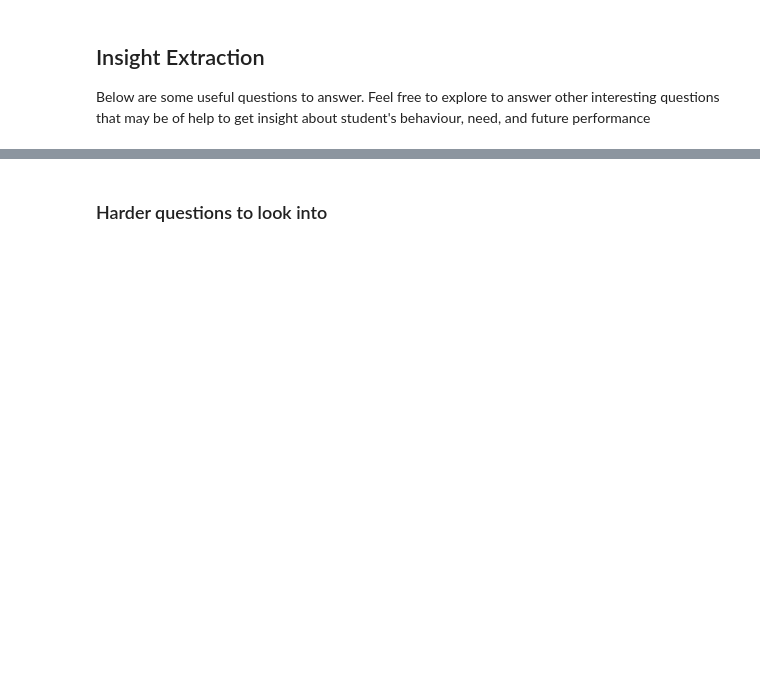
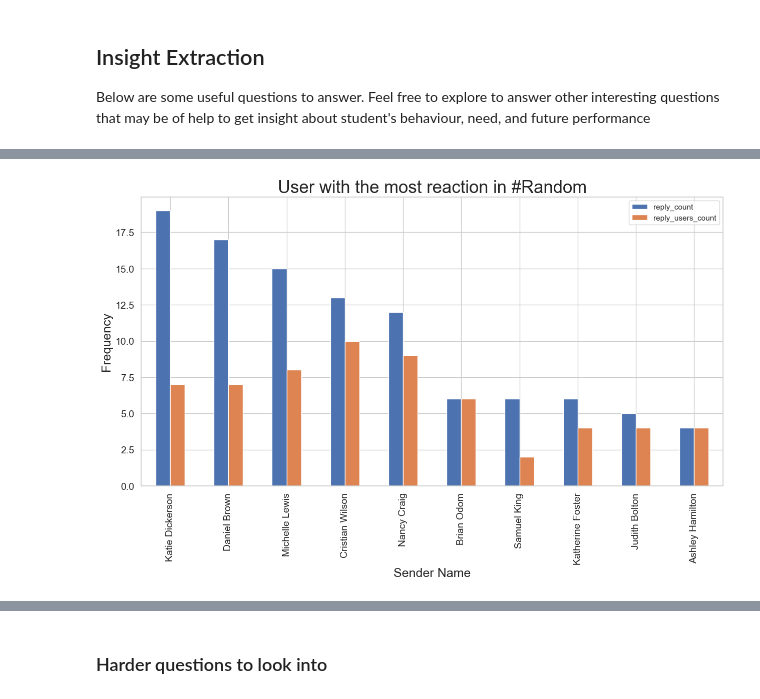
Before and after one commit to moykad/week0_starter_network_analysis, a Jupyter notebook: notebooks/parse_slack_data.ipynb, the cells around one changed output, grey strips where cells are left out. Saved outputs shown, nothing was run; the diff lists cells and outputs as text; code cells hidden in the pictures; blank space fills up the shorter version.

```diff
--- a/notebooks/parse_slack_data.ipynb
+++ b/notebooks/parse_slack_data.ipynb
@@ -366,2 +420,5 @@ Below are some useful questions to answer. Feel free to explore to answer other
 # %%
 # Relationship between # of messages and # of reactions
+draw_user_reaction(pfill, channel='Random')
+# %% [output]
+[figure, added]
```
Also changed, not shown: parts of 13 cells of this notebook.
